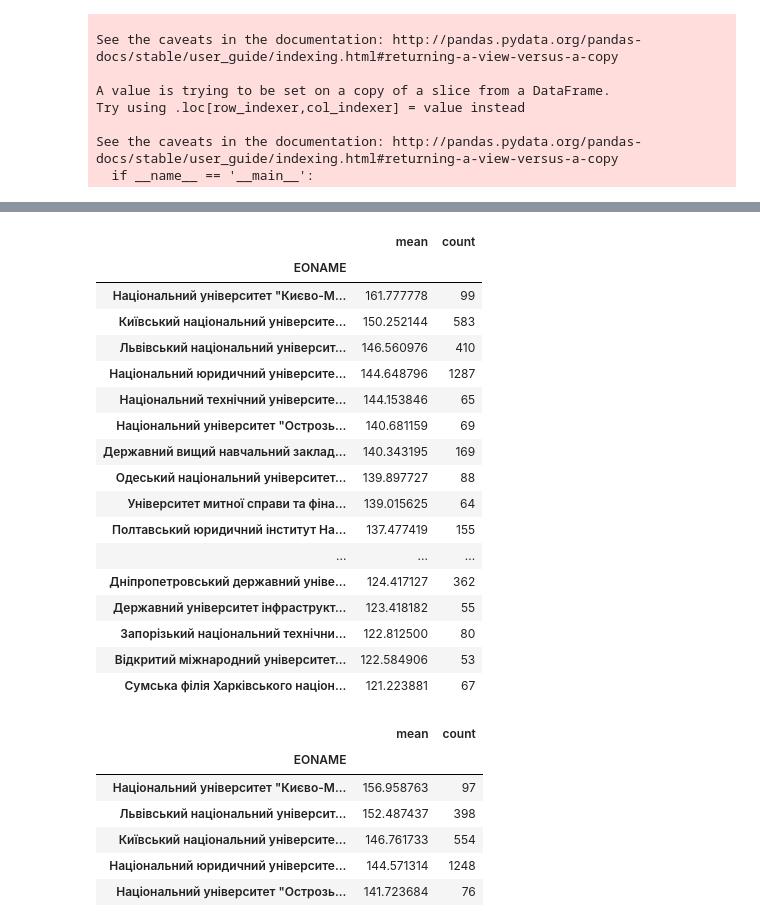
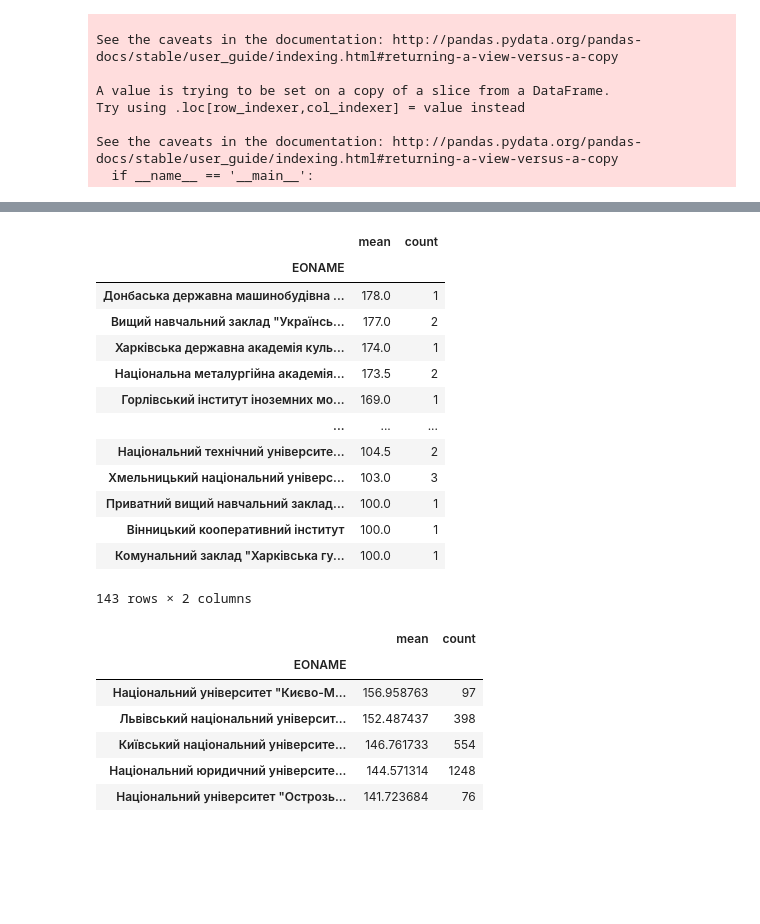
Before and after one commit to maab2198/applied_ds_python, a Jupyter notebook: applied_plotting/C2_A4.ipynb, the cells around one changed output, grey strips where cells are left out. Drawn from its saved outputs; the diff is of its cells as text; code cells hidden in the pictures; blank space fills up the shorter version.

```diff
--- a/applied_plotting/C2_A4.ipynb
+++ b/applied_plotting/C2_A4.ipynb
@@ -173,25 +107,21 @@ Name: EBall100, Length: 140, dtype: float64
 # %%
-t_mean = t_mean.sort_values('mean', ascending=False)[t_mean["count"] >50]
+t_mean = t_mean.sort_values('mean', ascending=False)
 t_mean
 # %% [output]
 |  | mean | count |
 | EONAME |  |  |
-| Національний університет "Києво-М... | 161.777778 | 99 |
-| Київський національний університе... | 150.252144 | 583 |
-| Львівський національний університ... | 146.560976 | 410 |
-| Національний юридичний університе... | 144.648796 | 1287 |
-| Національний технічний університе... | 144.153846 | 65 |
-| Національний університет "Острозь... | 140.681159 | 69 |
-| Державний вищий навчальний заклад... | 140.343195 | 169 |
-| Одеський національний університет... | 139.897727 | 88 |
-| Університет митної справи та фіна... | 139.015625 | 64 |
-| Полтавський юридичний інститут На... | 137.477419 | 155 |
+| Донбаська державна машинобудівна ... | 178.0 | 1 |
+| Вищий навчальний заклад "Українсь... | 177.0 | 2 |
+| Харківська державна академія куль... | 174.0 | 1 |
+| Національна металургійна академія... | 173.5 | 2 |
+| Горлівський інститут іноземних мо... | 169.0 | 1 |
 | ... | ... | ... |
-| Дніпропетровський державний уніве... | 124.417127 | 362 |
-| Державний університет інфраструкт... | 123.418182 | 55 |
-| Запорізький національний технічни... | 122.812500 | 80 |
-| Відкритий міжнародний університет... | 122.584906 | 53 |
-| Сумська філія Харківського націон... | 121.223881 | 67 |
+| Національний технічний університе... | 104.5 | 2 |
+| Хмельницький національний універс... | 103.0 | 3 |
+| Приватний вищий навчальний заклад... | 100.0 | 1 |
+| Вінницький кооперативний інститут | 100.0 | 1 |
+| Комунальний заклад "Харківська гу... | 100.0 | 1 |
+143 rows × 2 columns
 # %%
 l_mean = l_mean.sort_values('mean', ascending=False)[l_mean["count"] >50]
 l_mean
```
Also changed, not shown: parts of 25 cells of this notebook.
